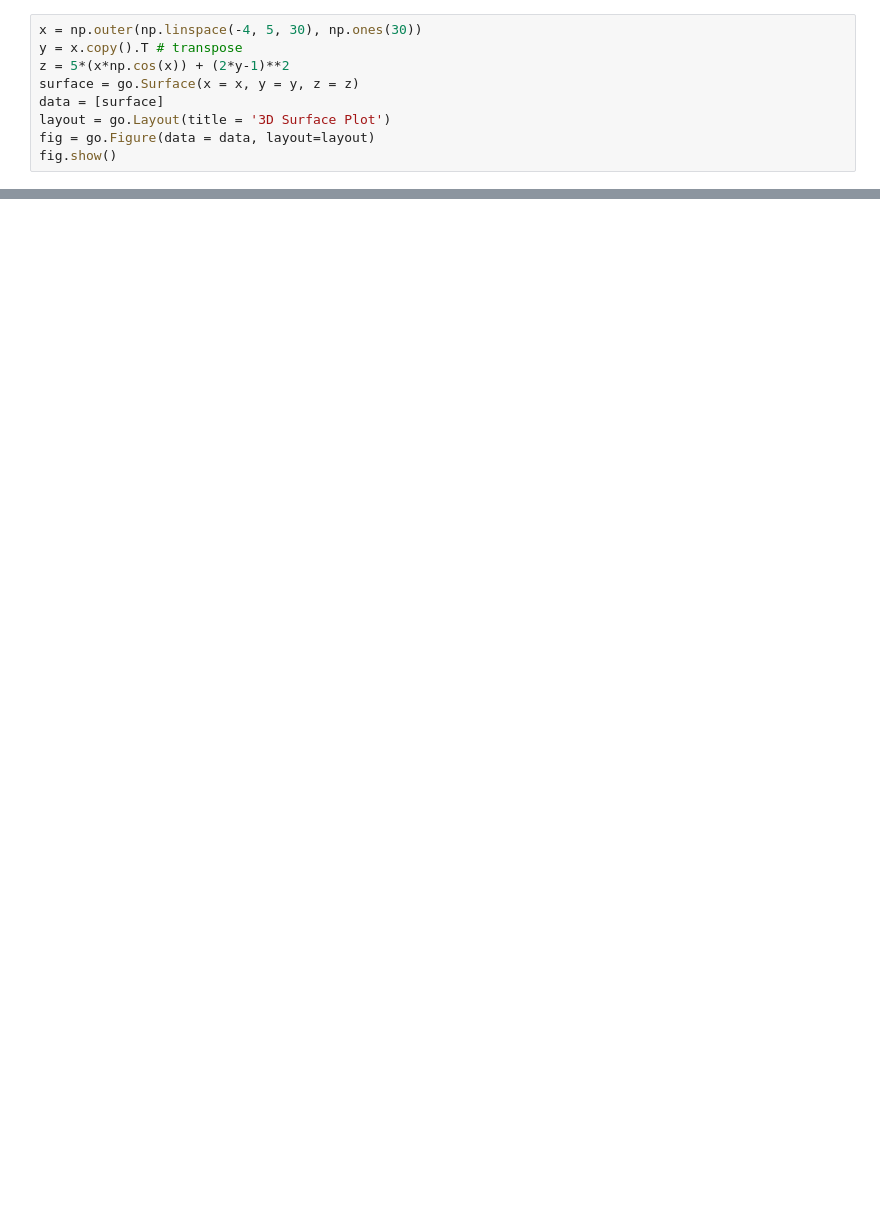
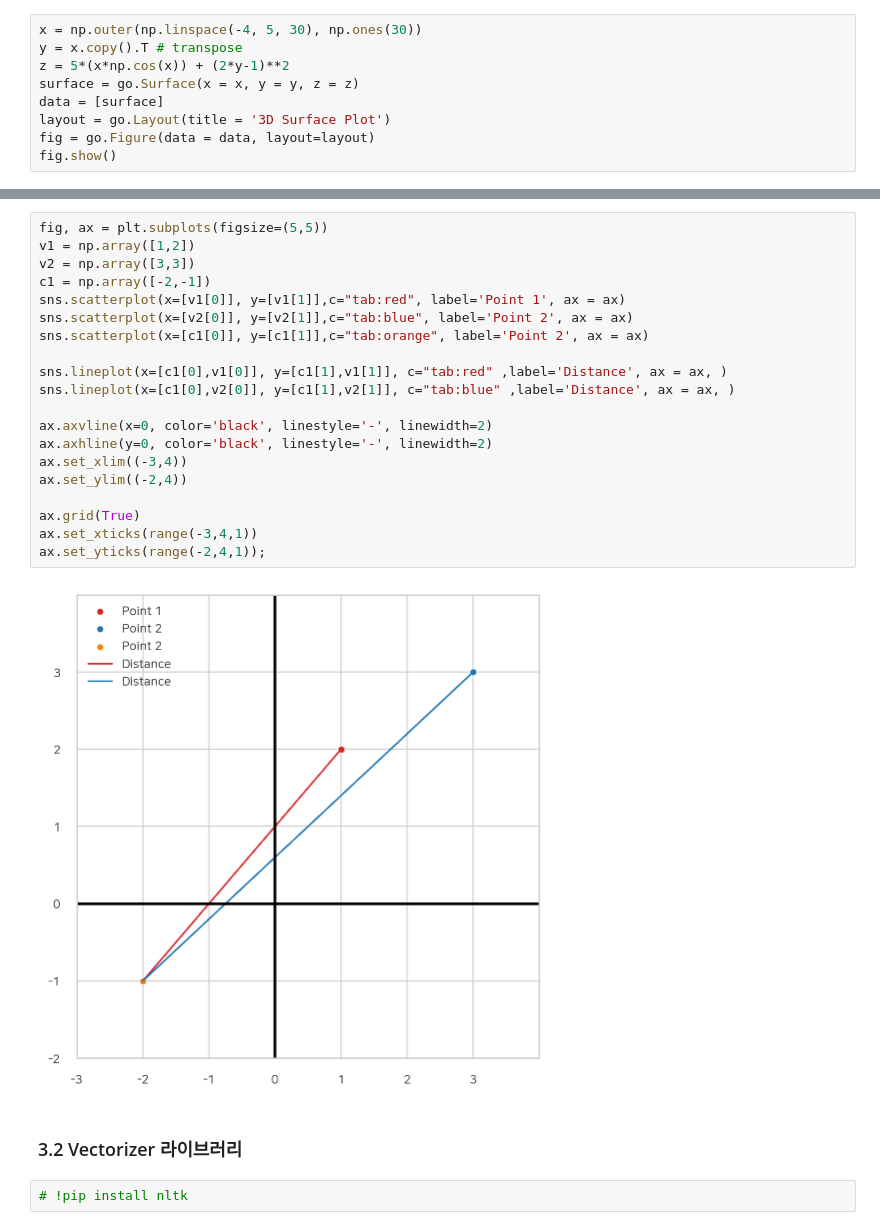
Before and after one commit to tommyjin2894/ai_study, a Jupyter notebook: code/00_math.ipynb, the cells around one changed output, grey strips where cells are left out. Saved outputs shown, nothing was run; the diff lists cells and outputs as text; blank space fills up the shorter version.

```diff
--- a/code/00_math.ipynb
+++ b/code/00_math.ipynb
@@ -121,0 +141,26 @@ fig.show()
+# %%
+fig, ax = plt.subplots(figsize=(5,5))
+v1 = np.array([1,2])
+v2 = np.array([3,3])
+c1 = np.array([-2,-1])
+sns.scatterplot(x=[v1[0]], y=[v1[1]],c="tab:red", label='Point 1', ax = ax)
+sns.scatterplot(x=[v2[0]], y=[v2[1]],c="tab:blue", label='Point 2', ax = ax)
+sns.scatterplot(x=[c1[0]], y=[c1[1]],c="tab:orange", label='Point 2', ax = ax)
+
+sns.lineplot(x=[c1[0],v1[0]], y=[c1[1],v1[1]], c="tab:red" ,label='Distance', ax = ax, )
+sns.lineplot(x=[c1[0],v2[0]], y=[c1[1],v2[1]], c="tab:blue" ,label='Distance', ax = ax, )
+
+ax.axvline(x=0, color='black', linestyle='-', linewidth=2)
+ax.axhline(y=0, color='black', linestyle='-', linewidth=2)
+ax.set_xlim((-3,4))
+ax.set_ylim((-2,4))
+
+ax.grid(True)
+ax.set_xticks(range(-3,4,1))
+ax.set_yticks(range(-2,4,1));
+# %% [output]
+[figure, added]
+# %% [markdown]
+### 3.2 Vectorizer 라이브러리
+# %%
+# !pip install nltk
```
Also changed, not shown: parts of 12 cells of this notebook.
